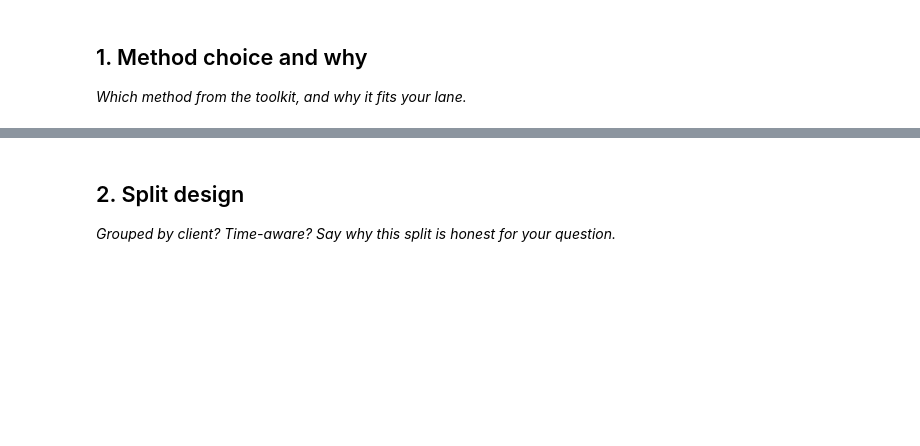
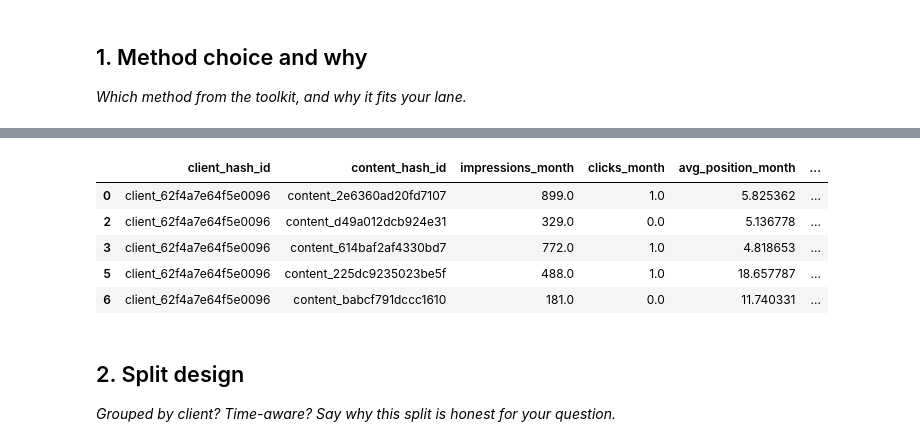
Before and after one commit to Abdulm111/ML-Assignement01, a Jupyter notebook: work/notebooks/w05_model.ipynb, the cells around one changed output, grey strips where cells are left out. Drawn from its saved outputs; the diff is of its cells as text; code cells hidden in the pictures; blank space fills up the shorter version.

Commit message:
This is the assignment of ML track where we defined the capstone modeling lane.

```diff
--- a/work/notebooks/w05_model.ipynb
+++ b/work/notebooks/w05_model.ipynb
@@ -15,0 +44,76 @@ This skeleton is yours to fill. Work the sections **in order** — each one has
+# %%
+# This cell is for CODE (numbers, a query, a check).
+# Write your text answer in the cell ABOVE this one — typing sentences here breaks Run All.
+import duckdb, numpy as np, pandas as pd, os
+from google.colab import userdata
+
+HF_TOKEN = userdata.get("HF_TOKEN")
+con = duckdb.connect()
+con.execute("CREATE SECRET (TYPE huggingface, TOKEN ?)", [HF_TOKEN])
+
+REL = "hf://datasets/FlyRank/internship-warehouse"
+MONTH = "2026-03"
+
+con.execute(f"""
+    CREATE OR REPLACE TABLE march_facts AS
+    SELECT * FROM read_parquet('{REL}/fact_content_daily_performance/month={MONTH}/*.parquet')
+""")
+
+# GSC side: identical monthly aggregation to the Week-4 baseline, so the two
+# are comparable on the same rows.
+gsc_monthly = con.sql("""
+    SELECT
+        client_hash_id, content_hash_id,
+        SUM(gsc_impressions) AS impressions_month,
+        SUM(gsc_clicks) AS clicks_month,
+        SUM(gsc_avg_position * gsc_impressions) / NULLIF(SUM(gsc_impressions), 0) AS avg_position_month
+    FROM march_facts
+    WHERE gsc_data_available IS TRUE
+    GROUP BY 1, 2
+""").df()
+
+# GA4 side: sum ONLY days where ga4_data_available IS TRUE. Rows before a
+# client's ga4_data_start are zero-filled with the flag FALSE  summing
+# those in would quietly turn "no data" into "zero engagement".
+ga4_monthly = con.sql("""
+    SELECT
+        client_hash_id, content_hash_id,
+        SUM(ga4_engaged_sessions) AS ga4_engaged_sessions_month,
+        SUM(sessions_ai) AS sessions_ai_month,
+        SUM(scroll_events) AS scroll_events_month,
+        COUNT(*) AS ga4_days_available
+    FROM march_facts
+    WHERE ga4_data_available IS TRUE
+    GROUP BY 1, 2
+""").df()
+
+monthly = gsc_monthly.merge(ga4_monthly, on=["client_hash_id", "content_hash_id"], how="left")
+
+# has_ga4_month flag instead of a blind fillna(0)  keeps "no GA4 rows this
+# month" distinguishable from "GA4 rows present, engagement genuinely zero".
+monthly["has_ga4_month"] = monthly["ga4_days_available"].notna().astype(int)
+for c in ["ga4_engaged_sessions_month", "sessions_ai_month", "scroll_events_month"]:
+    monthly[c] = monthly[c].fillna(0)
+monthly = monthly.drop(columns=["ga4_days_available"])
+
+monthly["position_tier"] = np.select(
+    [monthly["avg_position_month"] <= 3, monthly["avg_position_month"] <= 10,
+     monthly["avg_position_month"] <= 20, monthly["avg_position_month"] <= 50],
+    ["top_3", "page_1", "striking", "page_3_5"], default="deep"
+)
+
+content = con.sql(f"""
+    SELECT content_hash_id, content_type, is_published, is_deleted
+    FROM read_parquet('{REL}/dim_content.parquet')
+""").df()
+
+q = monthly.merge(content, on="content_hash_id", how="inner")
+q = q[(q["is_published"] == True) & (q["is_deleted"] == False)]
+q = q[(q["impressions_month"] >= 100) & (q["avg_position_month"] >= 1)].copy()
+q["ctr"] = q["clicks_month"] / q["impressions_month"]
+
+print(f"Rows in modeling set (same filters as the Week-4 baseline): {len(q)}")
+print(f"Distinct clients: {q['client_hash_id'].nunique()}")
+print(f"has_ga4_month rate: {q['has_ga4_month'].mean():.1%}")
+q.head()
+# %% [output]
@@ -16,3 +123,9 @@ This skeleton is yours to fill. Work the sections **in order** — each one has
+|  | client_hash_id | content_hash_id | impressions_month | clicks_month | avg_position_month | ... |
+| 0 | client_62f4a7e64f5e0096 | content_2e6360ad20fd7107 | 899.0 | 1.0 | 5.825362 | ... |
+| 2 | client_62f4a7e64f5e0096 | content_d49a012dcb924e31 | 329.0 | 0.0 | 5.136778 | ... |
+| 3 | client_62f4a7e64f5e0096 | content_614baf2af4330bd7 | 772.0 | 1.0 | 4.818653 | ... |
+| 5 | client_62f4a7e64f5e0096 | content_225dc9235023be5f | 488.0 | 1.0 | 18.657787 | ... |
+| 6 | client_62f4a7e64f5e0096 | content_babcf791dccc1610 | 181.0 | 0.0 | 11.740331 | ... |
 # %% [markdown]
 ## 2. Split design
 
```
Also changed, not shown: parts of 21 cells of this notebook.
